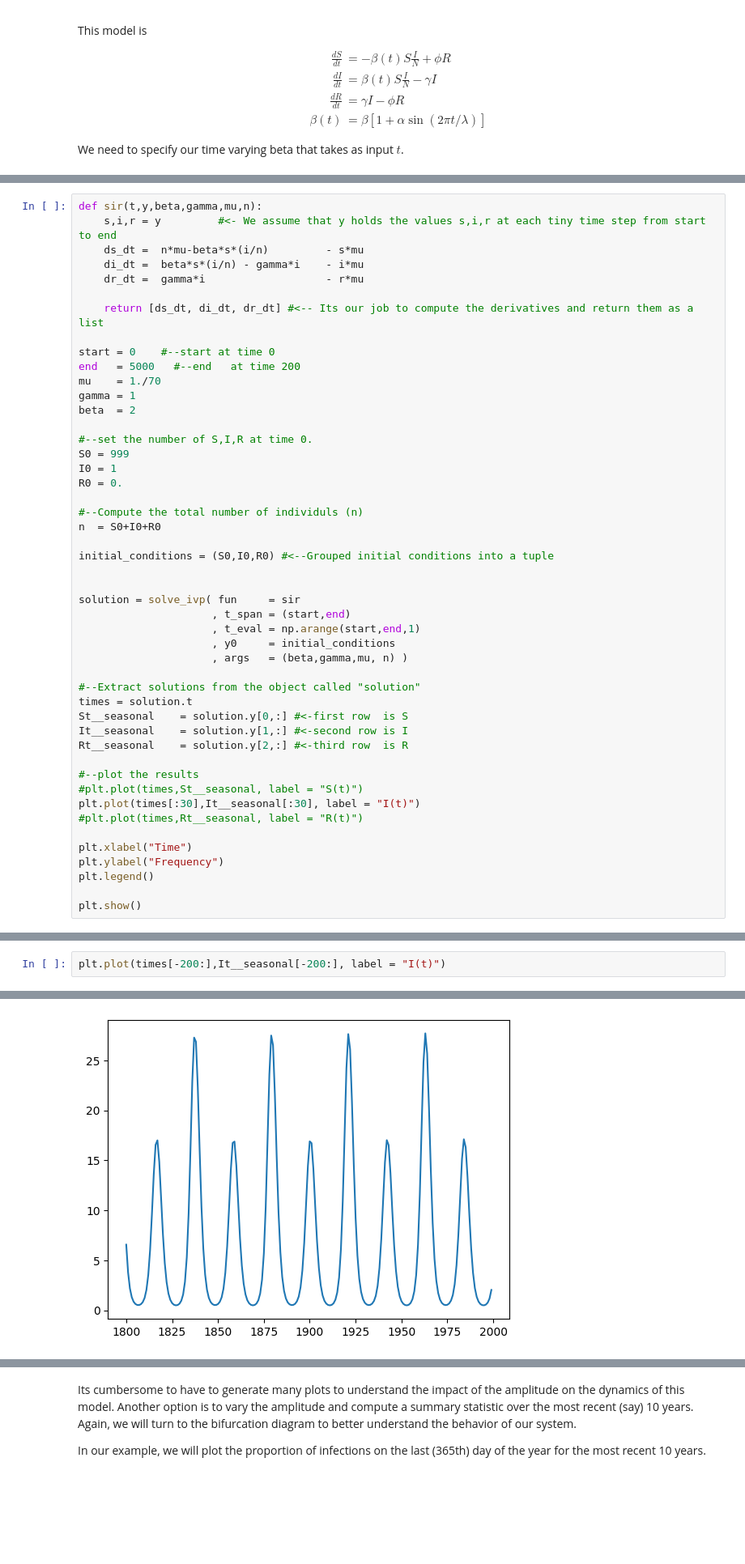
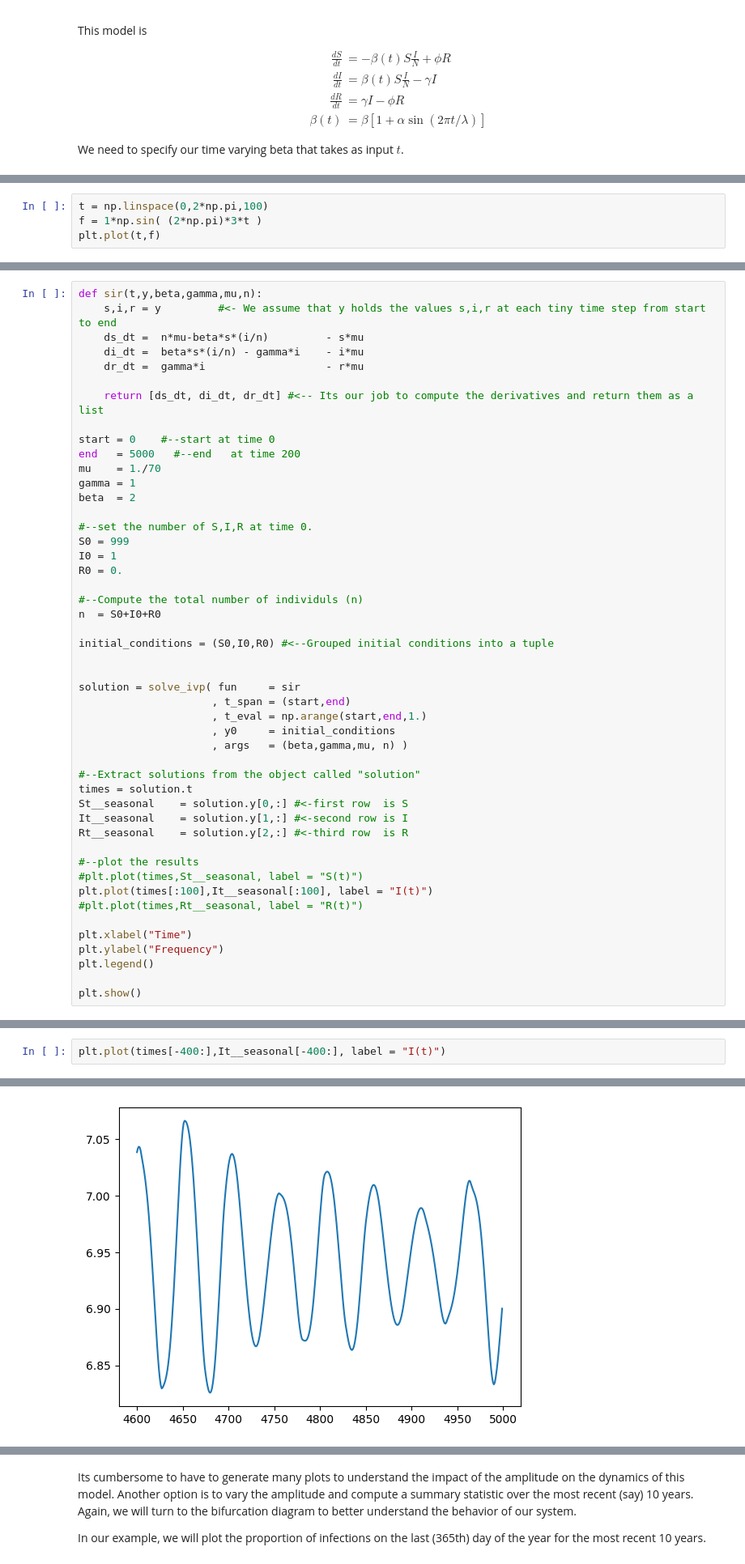
Before and after one commit to computationalUncertaintyLab/outbreak_book, a Jupyter notebook: outbreak_science/temp_forcing.ipynb, the cells around one changed output, grey strips where cells are left out. Shown at 81% size. Cells and saved outputs as stored; diff of their text form; blank space fills up the shorter version.

```diff
--- a/outbreak_science/temp_forcing.ipynb
+++ b/outbreak_science/temp_forcing.ipynb
@@ -296,0 +327,4 @@ We need to specify our time varying beta that takes as input $t$.
+# %%
+t = np.linspace(0,2*np.pi,100)
+f = 1*np.sin( (2*np.pi)*3*t )
+plt.plot(t,f)
@@ -366,7 +434,7 @@ initial_conditions = (S0,I0,R0) #<--Grouped initial conditions into a tuple
 
 solution = solve_ivp( fun     = sir
                      , t_span = (start,end)
-                     , t_eval = np.arange(start,end,1)
+                     , t_eval = np.arange(start,end,1.)
                      , y0     = initial_conditions
                      , args   = (beta,gamma,mu, n) )
 
@@ -378,7 +446,7 @@ Rt__seasonal    = solution.y[2,:] #<-third row  is R
 
 #--plot the results
 #plt.plot(times,St__seasonal, label = "S(t)")
-plt.plot(times[:30],It__seasonal[:30], label = "I(t)")
+plt.plot(times[:100],It__seasonal[:100], label = "I(t)")
 #plt.plot(times,Rt__seasonal, label = "R(t)")
 
 plt.xlabel("Time")
@@ -391,5 +459,5 @@ plt.show()
 # %%
-plt.plot(times[-200:],It__seasonal[-200:], label = "I(t)")
+plt.plot(times[-400:],It__seasonal[-400:], label = "I(t)")
 # %% [output]
 [<matplotlib.lines.Line2D at 0x...>]
-[figure, old version]
+[figure, new version]
```
Also changed, not shown: parts of 12 cells of this notebook.
